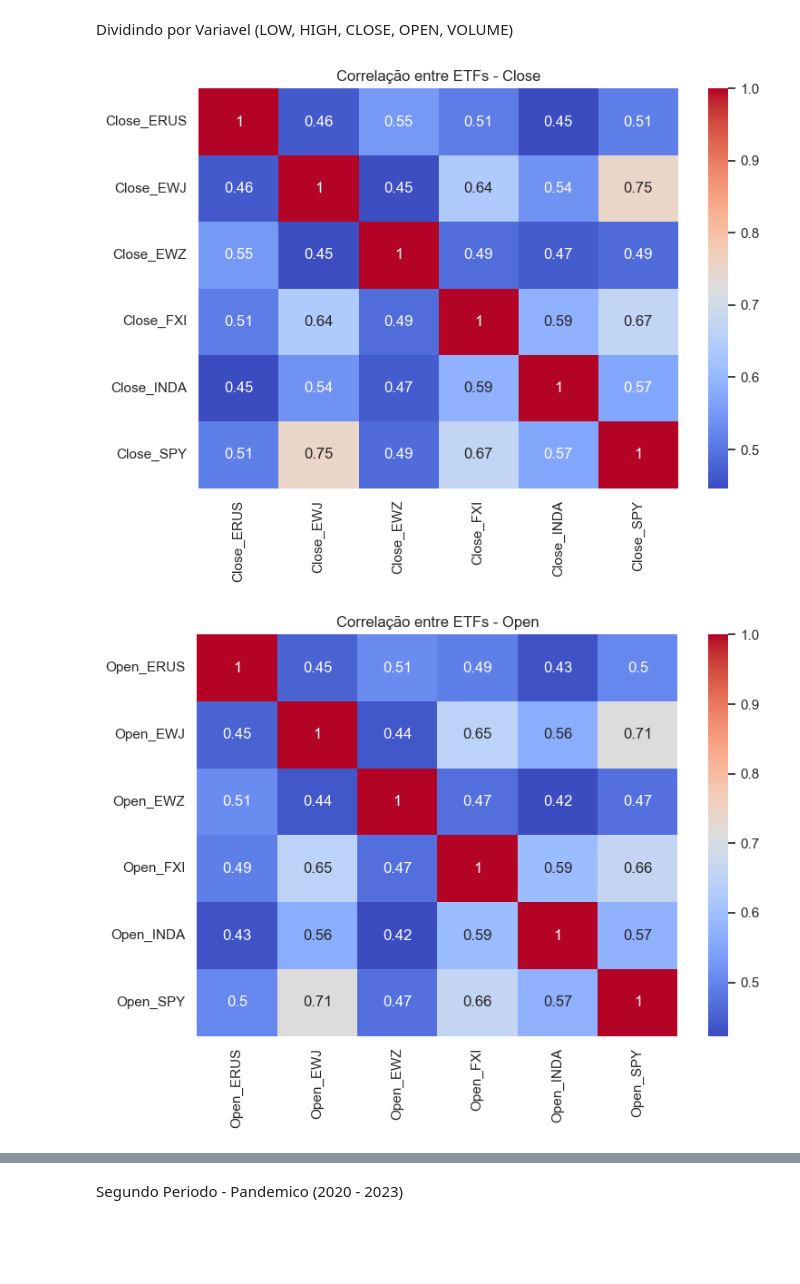
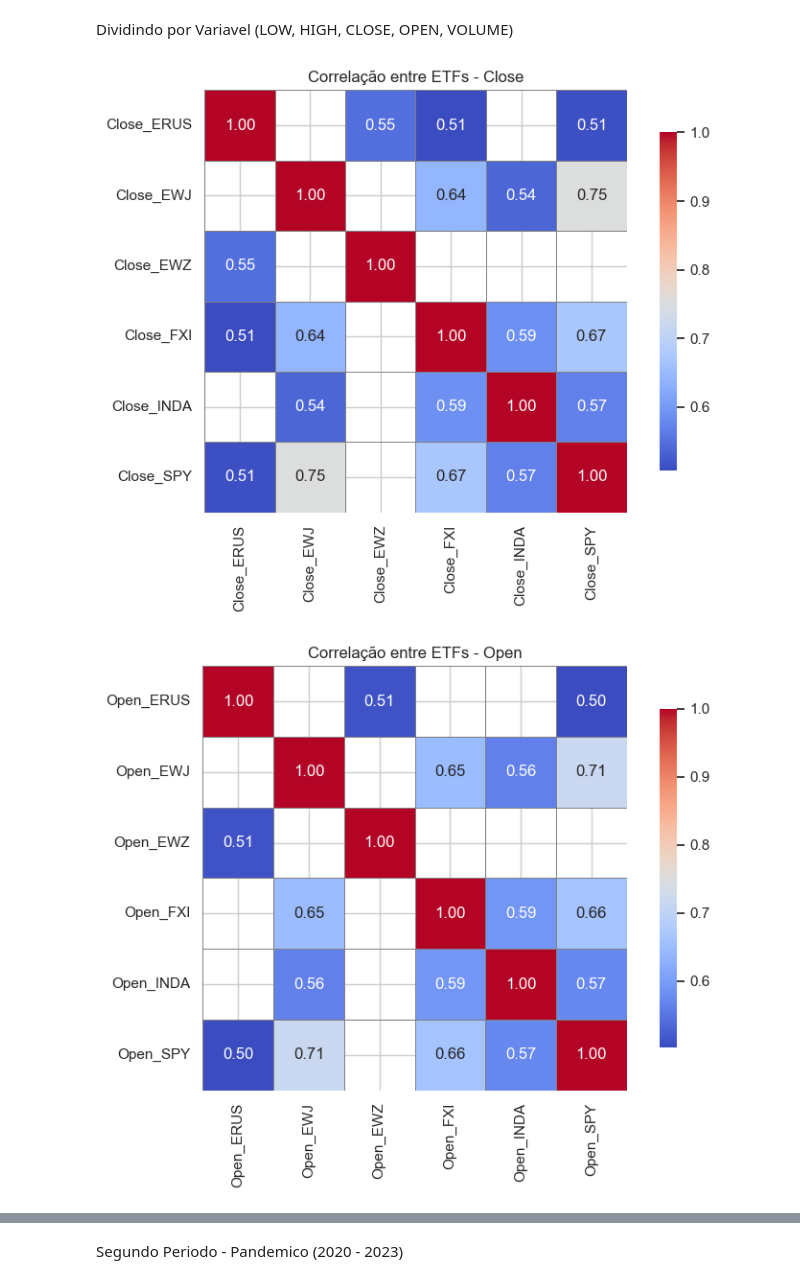
Before and after one commit to PatrickGomesFea-Dev/Dados_projeto_entrada, a Jupyter notebook: Dados_replicação_artigo.ipynb, the cells around one changed output, grey strips where cells are left out. Drawn from its saved outputs; the diff is of its cells as text; code cells hidden in the pictures; blank space fills up the shorter version.

```diff
--- a/Dados_replicação_artigo.ipynb
+++ b/Dados_replicação_artigo.ipynb
@@ -56,13 +82,9 @@ Coefiente de varição Pearson -  Alocados nas variaveis CLOSE, LOW e HIGH (Tent
 Fazedo uma correlação de retorno - Todas as variaveis
 # %%
 #Todas variaves - Heatmap
-
-returns = data.pct_change().dropna()  # Calcula a variação percentual diária de cada variavel (coluna) - Retornos Diários
-
-#display(returns)
-
+display(Return_percent_day)
 
 plt.figure(figsize=(10, 6))
-sns.heatmap(returns.corr(), cmap='coolwarm')
+sns.heatmap(Return_percent_day.corr(), cmap='coolwarm')
 plt.title('Correlação entre os ETFs')
 plt.show()
@@ -75,14 +113,31 @@ O indice ERUS (Russia) sofre menos influencia de outros mercados (Aparentemente)
 # %% [markdown]
 Dividindo por Variavel (LOW, HIGH, CLOSE, OPEN, VOLUME)
 # %%
-for tipo in ['Close', 'Open', 'High', 'Low', 'Volume']:
+
+for tipo in Variaveis:
     subset = data.filter(like=tipo)
     returns = subset.pct_change().dropna()
+    corr_matrix = returns.corr()
+    mask = corr_matrix.abs() < 0.5
     plt.figure(figsize=(8, 6))
-    sns.heatmap(returns.corr(), annot=True, cmap='coolwarm')
+
+
+    #sns.heatmap(returns.corr(), annot=True, cmap='coolwarm') # Printa todas as correlações
+
+
+#Tira correlações abaixo de 0.5
+    sns.heatmap(corr_matrix,
+    mask=mask,
+    annot=True,
+    fmt=".2f",
+    cmap='coolwarm',
+    linewidths=0.5,
+    linecolor='gray',
+    square=True,
+    cbar_kws={"shrink": 0.8})
     plt.title(f'Correlação entre ETFs - {tipo}')
     plt.tight_layout()
     plt.show()
 # %% [output]
-[figure, old version]
+[figure, new version]
-[figure, old version]
+[figure, new version]
```
Also changed, not shown: parts of 19 cells of this notebook.
